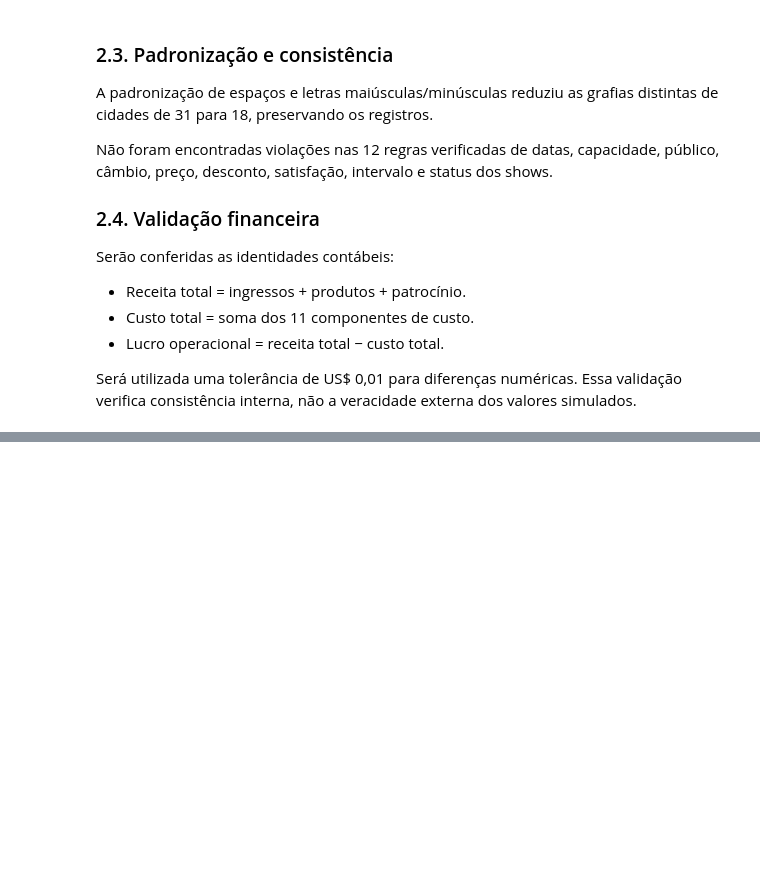
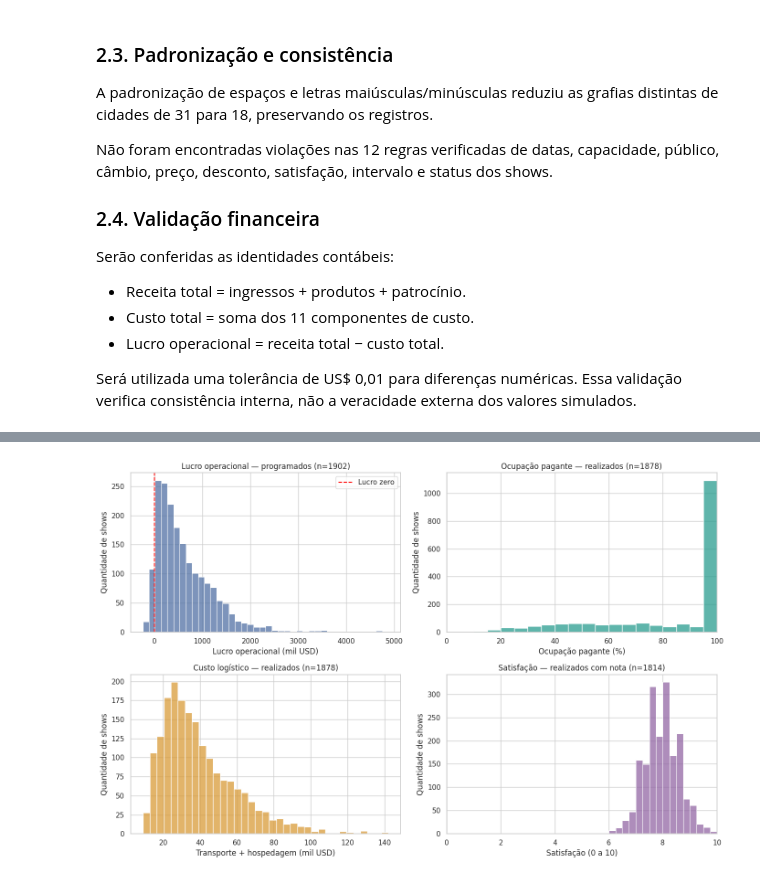
Before and after one commit to 2anoFIAP/AED-KPOP-CP-DATASCIENCE, a Jupyter notebook: CP_AED.ipynb, the cells around one changed output, grey strips where cells are left out. Drawn from its saved outputs; the diff is of its cells as text; code cells hidden in the pictures; blank space fills up the shorter version.

```diff
--- a/CP_AED.ipynb
+++ b/CP_AED.ipynb
@@ -408,0 +531,98 @@ display(pd.DataFrame(resultados))
+# %%
+sns.set_theme(style="whitegrid")
+
+fig, axes = plt.subplots(2, 2, figsize=(14, 9))
+
+# Lucro: toda a programação
+sns.histplot(
+    x=df["lucro_operacional_usd"] / 1_000,
+    bins=40,
+    ax=axes[0, 0],
+    color="#5271A5"
+)
+axes[0, 0].axvline(0, color="red", linestyle="--", label="Lucro zero")
+axes[0, 0].set(
+    title=f"Lucro operacional — programados (n={len(df)})",
+    xlabel="Lucro operacional (mil USD)",
+    ylabel="Quantidade de shows"
+)
+axes[0, 0].legend()
+
+# Ocupação: realizados
+sns.histplot(
+    data=df_realizados,
+    x="ocupacao_pagante_pct",
+    bins=np.linspace(0, 100, 21),
+    ax=axes[0, 1],
+    color="#299D8F"
+)
+axes[0, 1].set(
+    title=f"Ocupação pagante — realizados (n={len(df_realizados)})",
+    xlabel="Ocupação pagante (%)",
+    ylabel="Quantidade de shows",
+    xlim=(0, 100)
+)
+
+# Logística: realizados
+sns.histplot(
+    x=df_realizados["custo_logistico_usd"] / 1_000,
+    bins=35,
+    ax=axes[1, 0],
+    color="#D99B38"
+)
+axes[1, 0].set(
+    title=f"Custo logístico — realizados (n={len(df_realizados)})",
+    xlabel="Transporte + hospedagem (mil USD)",
+    ylabel="Quantidade de shows"
+)
+
+# Satisfação: somente notas disponíveis
+notas = df_realizados["satisfacao_publico_0a10"].dropna()
+
+sns.histplot(
+    x=notas,
+    bins=np.arange(0, 10.25, 0.25),
+    ax=axes[1, 1],
+    color="#9367A5"
+)
+axes[1, 1].set(
+    title=f"Satisfação — realizados com nota (n={len(notas)})",
+    xlabel="Satisfação (0 a 10)",
+    ylabel="Quantidade de shows",
+    xlim=(0, 10)
+)
+
+plt.tight_layout()
+plt.show()
+
+# Quantificar a concentração no teto observado
+no_teto = np.isclose(
+    df_realizados["ocupacao_pagante_pct"],
+    99,
+    rtol=0,
+    atol=0.01
+)
+
+print(
+    f"Realizados com ocupação pagante próxima de 99%: "
+    f"{no_teto.sum()} de {len(df_realizados)} "
+    f"({no_teto.mean():.2%})."
+)
+
+# Separar prejuízos de cancelados e realizados
+print("\nPrejuízo por status:")
+display(
+    df.groupby("status_show")
+    .agg(
+        total_shows=("id_show", "size"),
+        shows_com_prejuizo=("show_com_prejuizo", "sum"),
+        percentual_com_prejuizo=("show_com_prejuizo", "mean")
+    )
+    .assign(
+        percentual_com_prejuizo=lambda t:
+            t["percentual_com_prejuizo"] * 100
+    )
+    .round(2)
+)
+# %% [output]
+[figure, added]
```
Also changed, not shown: parts of 7 cells of this notebook.
